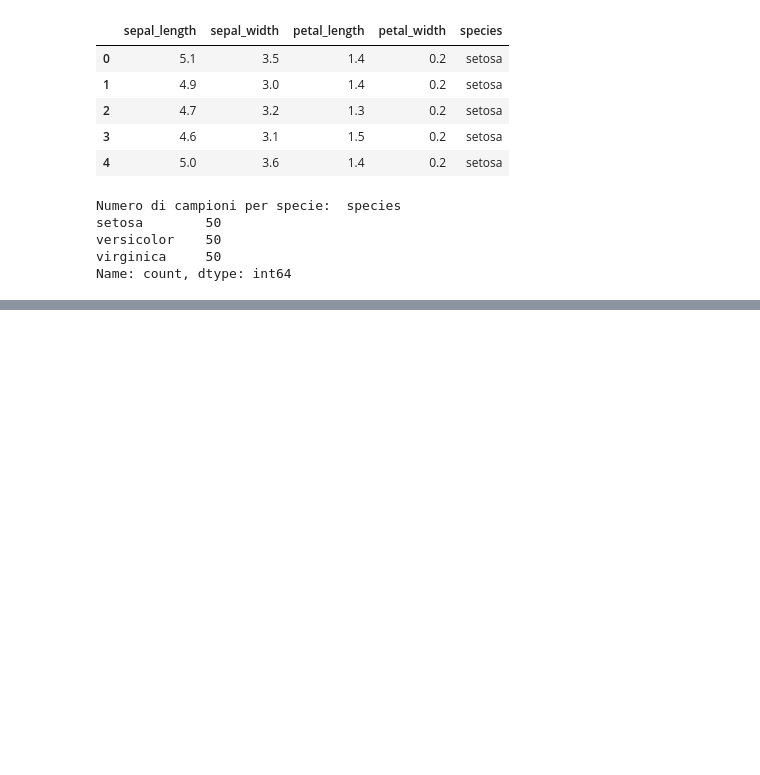
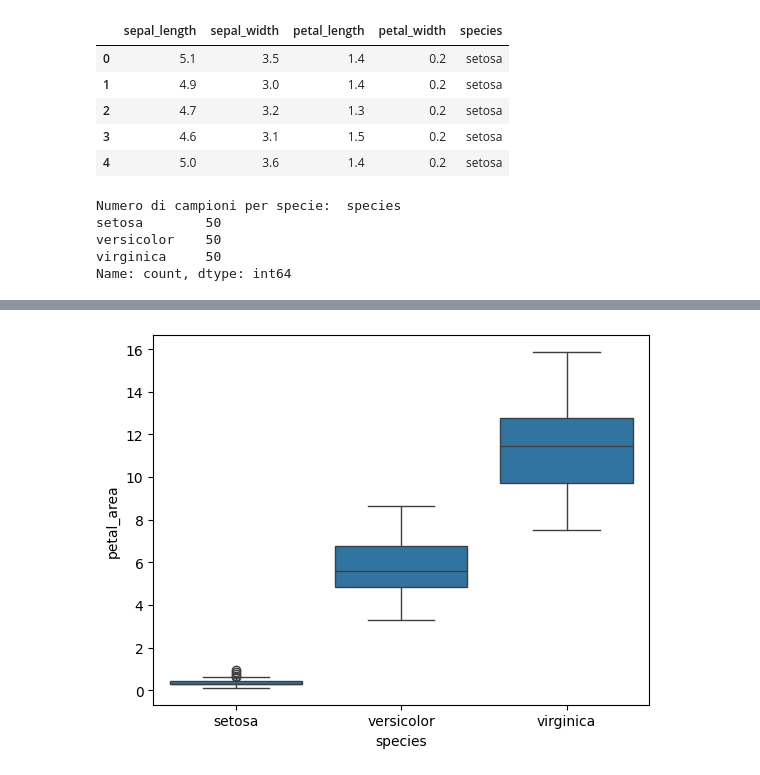
Before and after one commit to SofiaOlivo/LabProg, a Jupyter notebook: 5.4_Esercizi_lez_5.ipynb, the cells around one changed output, grey strips where cells are left out. Cells and saved outputs as stored; diff of their text form; code cells hidden in the pictures; blank space fills up the shorter version.

```diff
--- a/5.4_Esercizi_lez_5.ipynb
+++ b/5.4_Esercizi_lez_5.ipynb
@@ -225,2 +233,4 @@ Name: count, dtype: int64
 # %%
 # Step 4: creare una nuova colonna per l'area del petalo e analizzala
+df['petal_area'] = df['petal_length'] * df['petal_width']
+df
@@ -227,2 +251,6 @@ Name: count, dtype: int64
 # %%
 # Step 5: grafico della distribuzione dell'area del petalo per specie (boxplot)
+sns.boxplot(data=df, x='species', y='petal_area')
+plt.show()
+# %% [output]
+[figure, added]
```
Also changed, not shown: parts of 8 cells of this notebook, 2 other files.
